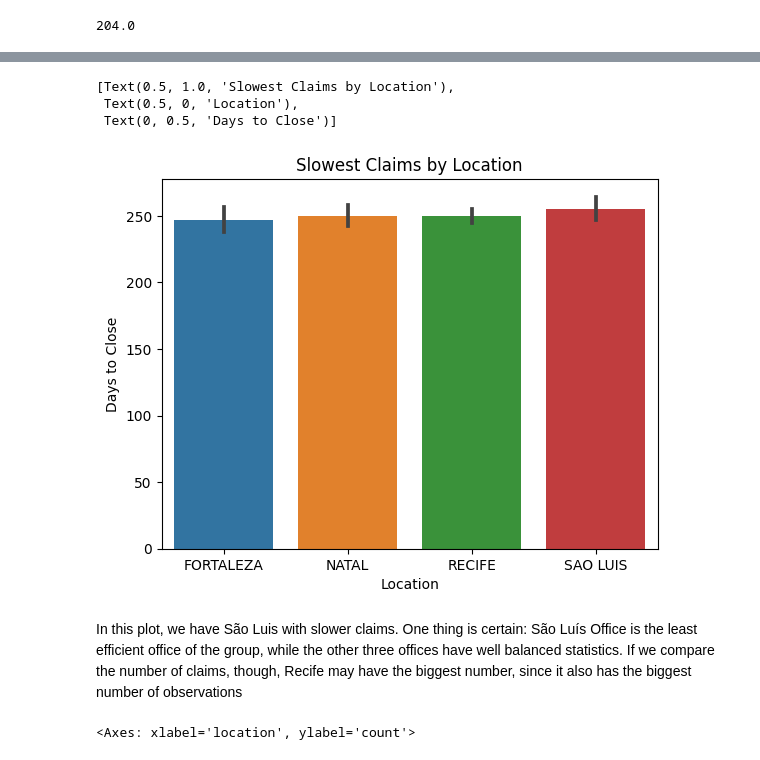
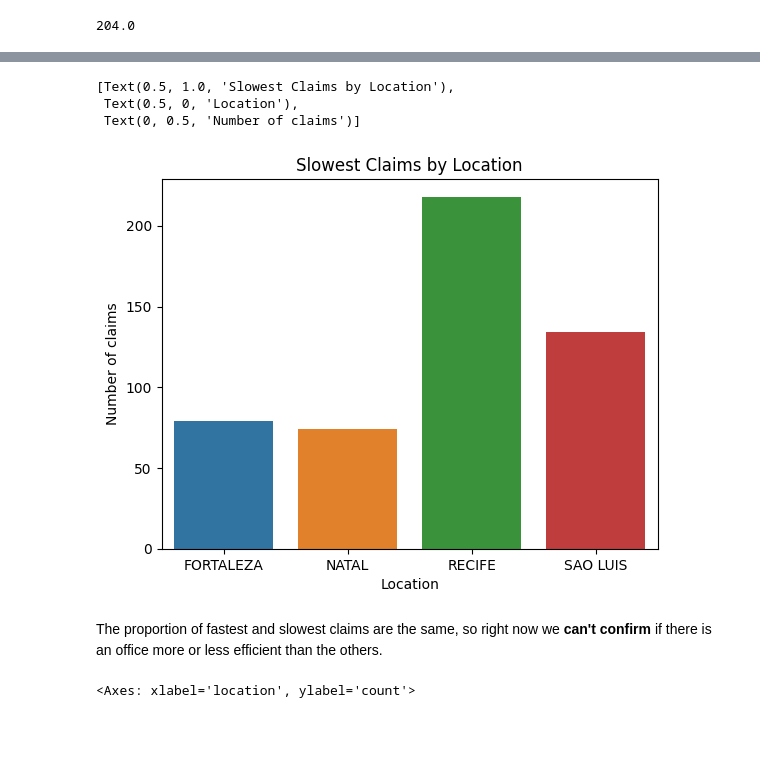
Before and after one commit to matheusaraujotrd/Dados-PRF, a Jupyter notebook: Case-Study-1-Food-Claims/notebook.ipynb, the cells around one changed output, grey strips where cells are left out. Saved outputs shown, nothing was run; the diff lists cells and outputs as text; code cells hidden in the pictures; blank space fills up the shorter version.

```diff
--- a/Case-Study-1-Food-Claims/notebook.ipynb
+++ b/Case-Study-1-Food-Claims/notebook.ipynb
@@ -274,14 +272,14 @@ Once again, we can clearly see São Luis as the slowest office. Now we'll do the
 # %%
 #@title
 slowest_claims = food_claims_cleaned[food_claims_cleaned["time_to_close"] >= q3]
-sns.barplot(data=slowest_claims, y="time_to_close", x="location").set(title="Slowest Claims by Location", xlabel="Location", ylabel="Days to Close")
+sns.countplot(data=slowest_claims, x="location").set(title="Slowest Claims by Location", xlabel="Location", ylabel="Number of claims")
 # %% [output]
 [Text(0.5, 1.0, 'Slowest Claims by Location'),
  Text(0.5, 0, 'Location'),
- Text(0, 0.5, 'Days to Close')]
+ Text(0, 0.5, 'Number of claims')]
-[figure, old version]
+[figure, new version]
 # %% [markdown]
-In this plot, we have São Luis with slower claims. One thing is certain: São Luís Office is the least efficient office of the group, while the other three offices have well balanced statistics. If we compare the number of claims, though, Recife may have the biggest number, since it also has the biggest number of observations
+The proportion of fastest and slowest claims are the same, so right now we **can't confirm** if there is an office more or less efficient than the others.
 # %%
 #@title
 sns.countplot(data=slowest_claims, x="location")
```
Also changed, not shown: parts of 19 cells of this notebook.
